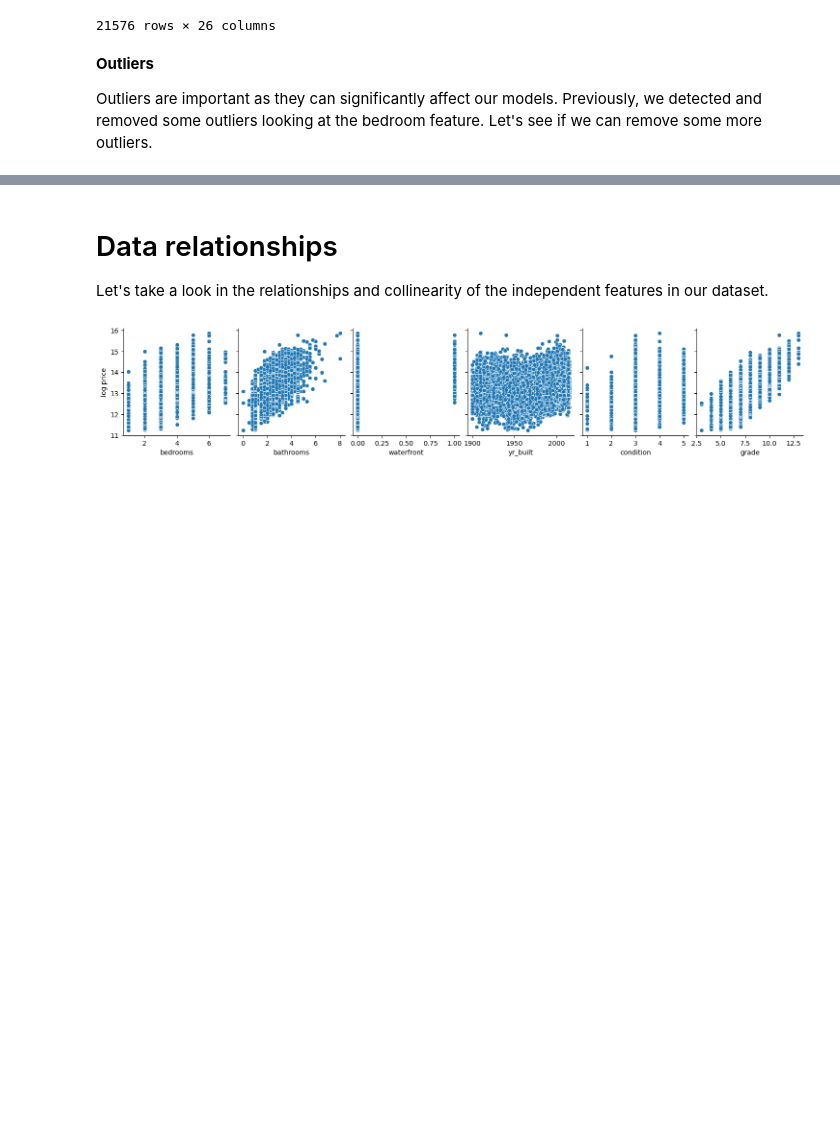
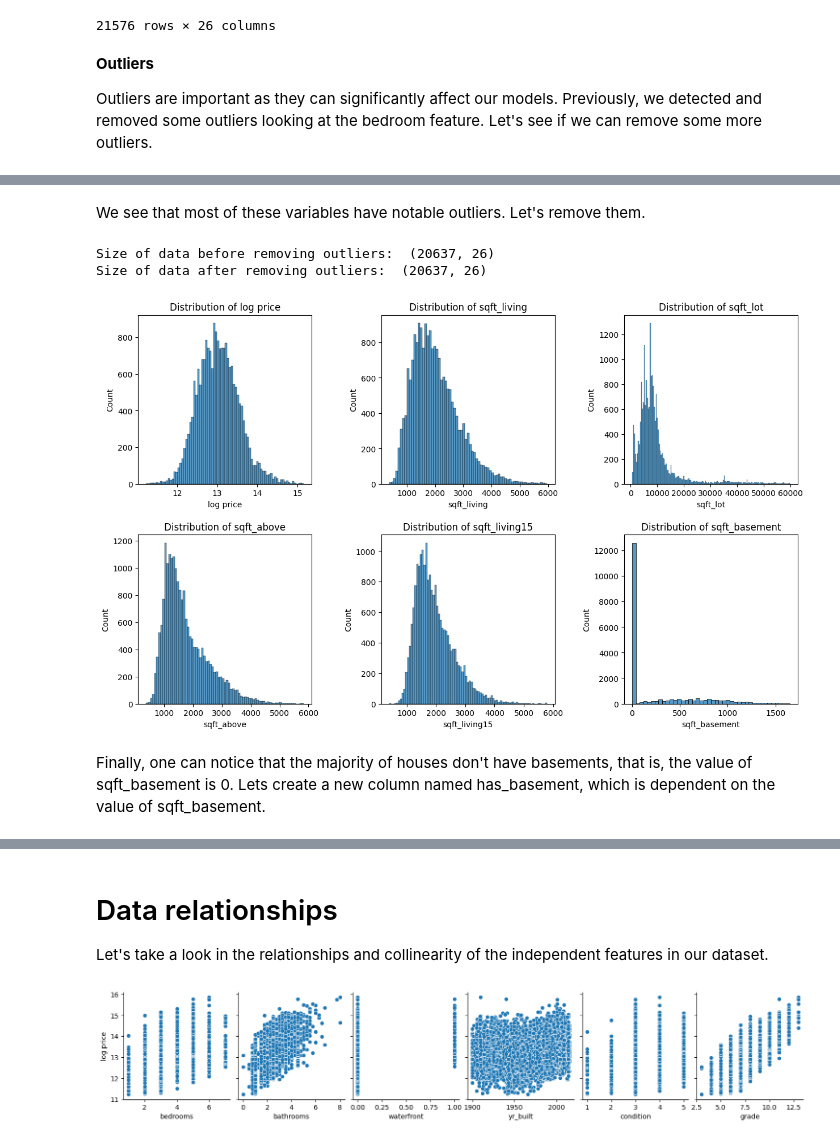
Before and after one commit to Sanketb2312/Info251-final-project, a Jupyter notebook: houseprediction.ipynb, the cells around one changed output, grey strips where cells are left out. Cells and saved outputs as stored; diff of their text form; code cells hidden in the pictures; blank space fills up the shorter version.

```diff
--- a/houseprediction.ipynb
+++ b/houseprediction.ipynb
@@ -413,0 +368,27 @@ Name: sqft_living, dtype: int64
+# %% [markdown]
+We see that most of these variables have notable outliers. Let's remove them.
+# %%
+# create a dict with all the features we want to remove outliers from and their respective upper and lower bounds
+outlier_features = {'sqft_living': (6000, 200),
+                    'sqft_lot': (0.6*1e5, 0),
+                    'sqft_above': (6000, 0),
+                    'sqft_basement': (data['sqft_basement'].quantile(0.99), -np.inf)}
+
+#create a function that will apply the remove_outliers function to all the features in the dict
+def remove_outliers_from_dict(df, outlier_features):
+    for feature, bounds in outlier_features.items():
+        df = remove_outliers(df, feature, bounds[0], bounds[1])
+    return df
+
+data = remove_outliers_from_dict(data, outlier_features)
+
+plot_continuous(data, cont_features)
+
+print("Size of data before removing outliers: ", data.shape)
+print("Size of data after removing outliers: ", data2.shape)
+# %% [output]
+Size of data before removing outliers:  (20637, 26)
+Size of data after removing outliers:  (20637, 26)
+[figure, added]
+# %% [markdown]
+Finally, one can notice that the majority of houses don't have basements, that is, the value of sqft_basement is 0. Lets create a new column named has_basement, which is dependent on the value of sqft_basement.
```
Also changed, not shown: parts of 4 cells of this notebook.
